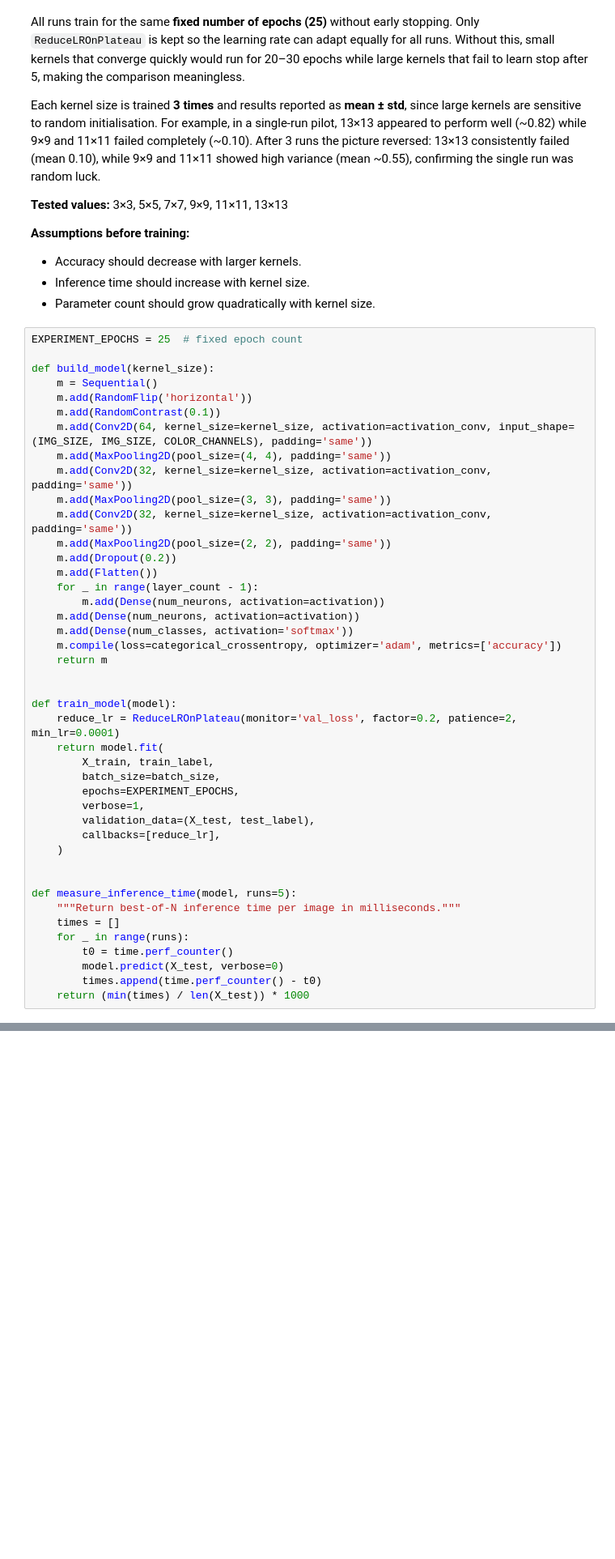
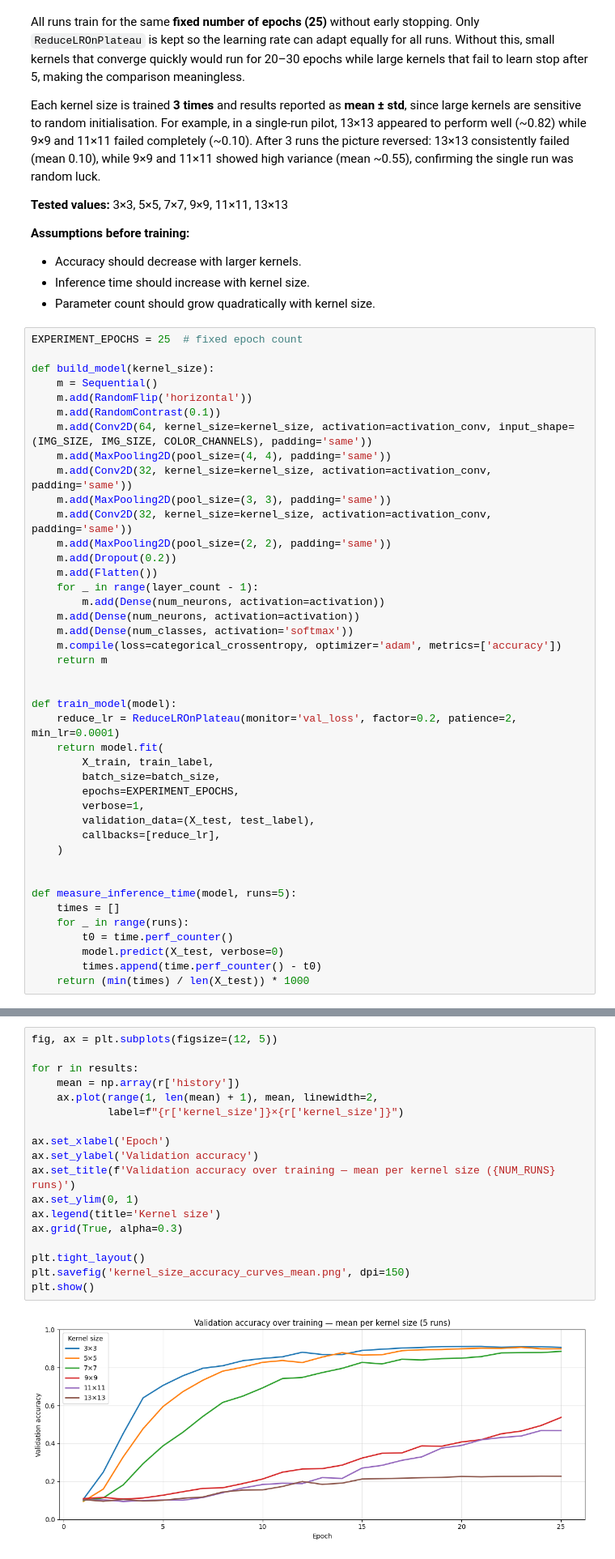
Before and after one commit to ITT-26/assignment-05-cnn-Alphazerfall, a Jupyter notebook: 01-hyperparameters/hyperparameters.ipynb, the cells around one changed output, grey strips where cells are left out. Shown at 81% size. Drawn from its saved outputs; the diff is of its cells as text; blank space fills up the shorter version.

```diff
--- a/01-hyperparameters/hyperparameters.ipynb
+++ b/01-hyperparameters/hyperparameters.ipynb
@@ -397,7 +397,6 @@ def train_model(model):
 
 
 def measure_inference_time(model, runs=5):
-    """Return best-of-N inference time per image in milliseconds."""
     times = []
     for _ in range(runs):
         t0 = time.perf_counter()
@@ -508 +516,21 @@ for r in results:
+# %%
+fig, ax = plt.subplots(figsize=(12, 5))
+
+for r in results:
+    mean = np.array(r['history'])
+    ax.plot(range(1, len(mean) + 1), mean, linewidth=2,
+            label=f"{r['kernel_size']}×{r['kernel_size']}")
+
+ax.set_xlabel('Epoch')
+ax.set_ylabel('Validation accuracy')
+ax.set_title(f'Validation accuracy over training — mean per kernel size ({NUM_RUNS} runs)')
+ax.set_ylim(0, 1)
+ax.legend(title='Kernel size')
+ax.grid(True, alpha=0.3)
+
+plt.tight_layout()
+plt.savefig('kernel_size_accuracy_curves_mean.png', dpi=150)
+plt.show()
+# %% [output]
+[figure, added]
 # %%
```
Also changed, not shown: parts of 4 cells of this notebook, 21 other files.
